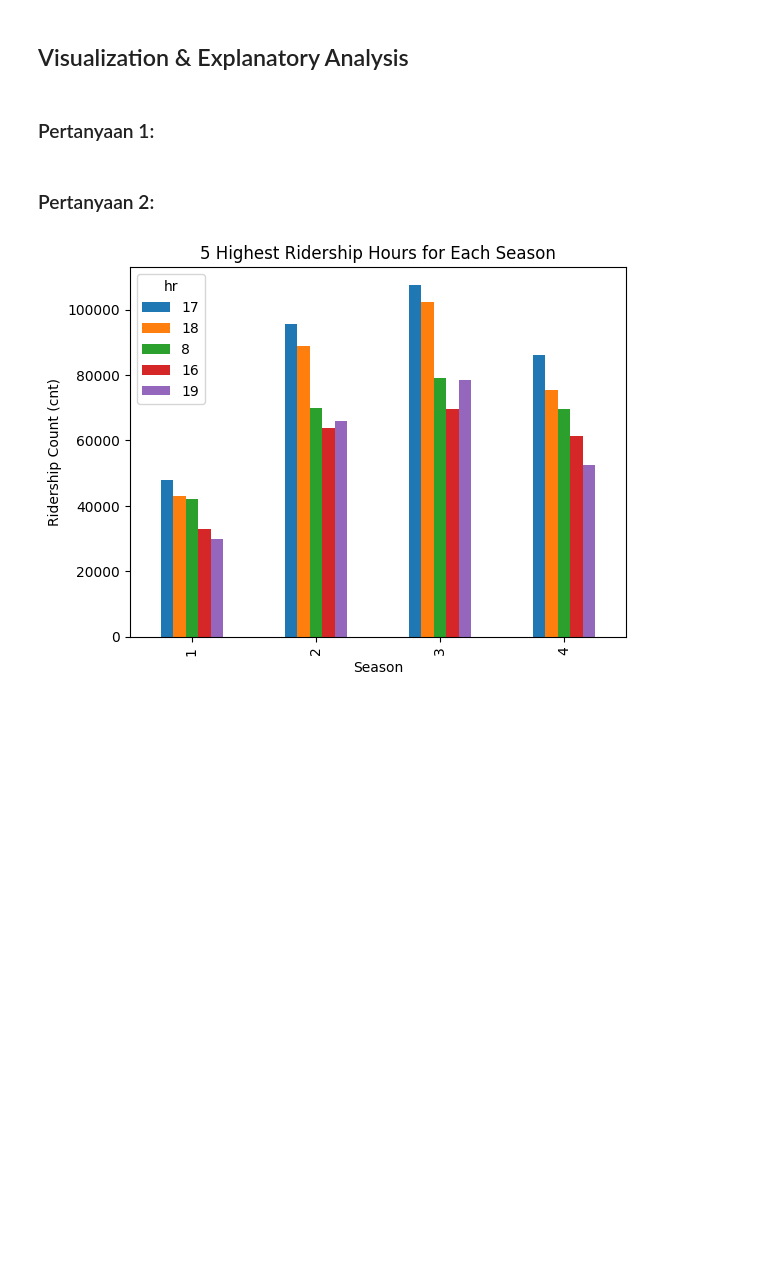
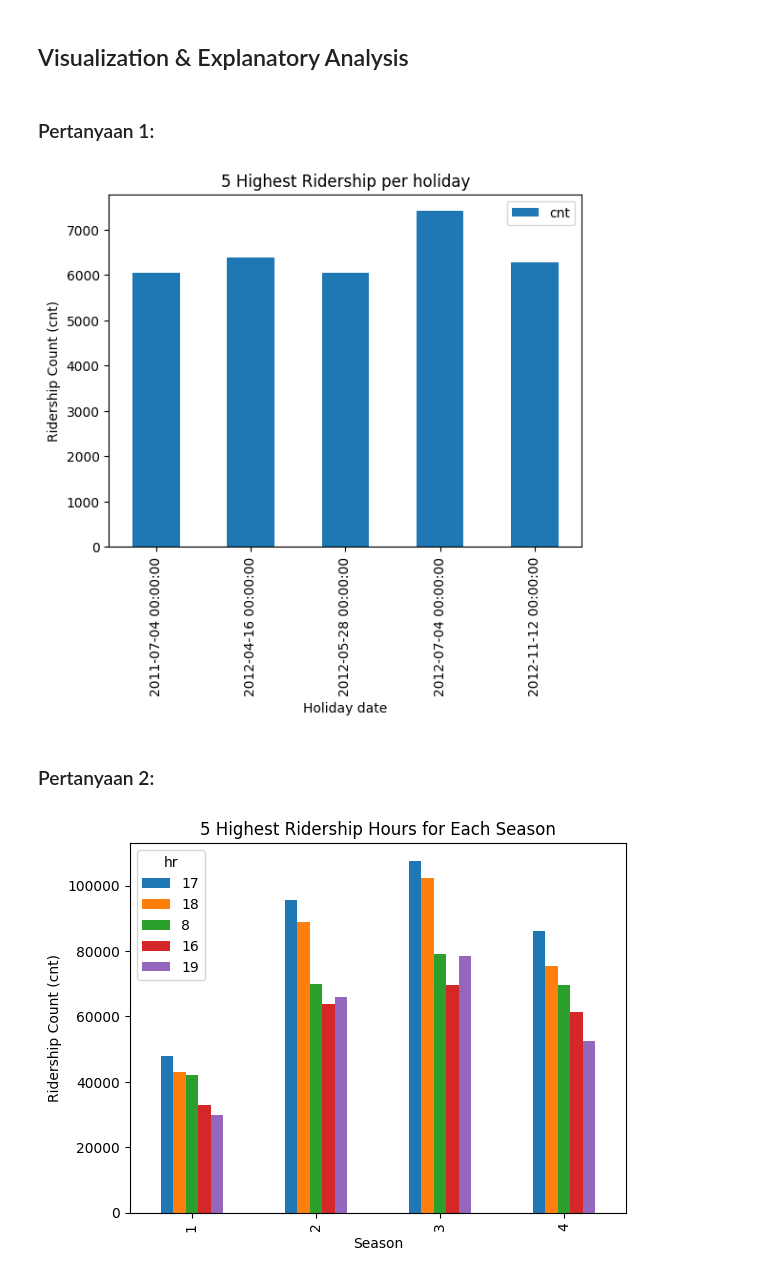
Before and after one commit to Ar-Ras/dicoding-data-analysis-project, a Jupyter notebook: Proyek_Analisis_Data.ipynb, the cells around one changed output. Saved outputs shown, nothing was run; the diff lists cells and outputs as text; code cells hidden in the pictures; blank space fills up the shorter version.

```diff
--- a/Proyek_Analisis_Data.ipynb
+++ b/Proyek_Analisis_Data.ipynb
@@ -260,0 +265,9 @@ plt.show()
+# %%
+result = (
+    bike_sharing_day[bike_sharing_day['holiday'] == 1]  # Filter for holidays
+    [['dteday', 'season', 'weathersit', 'weekday', 'cnt', ]]  # Select the specified columns
+    .sort_values(by='cnt', ascending=False)  # Sort by 'cnt' in descending order
+    .nlargest(n=5, columns='cnt')
+)
+
+print(result)
@@ -345,6 +348,15 @@ Total rider: 3292679
 ## Visualization & Explanatory Analysis
 # %% [markdown]
 ### Pertanyaan 1:
+# %%
+result.pivot_table(values='cnt', index='dteday').plot(kind='bar')
+#result.unstack().plot(kind='bar')
+plt.title("5 Highest Ridership per holiday")
+plt.xlabel("Holiday date")
+plt.ylabel("Ridership Count (cnt)")
+plt.show()
+# %% [output]
+[figure, added]
 # %% [markdown]
 ### Pertanyaan 2:
 # %%
```
Also changed, not shown: parts of 5 cells of this notebook, 1 other file.
